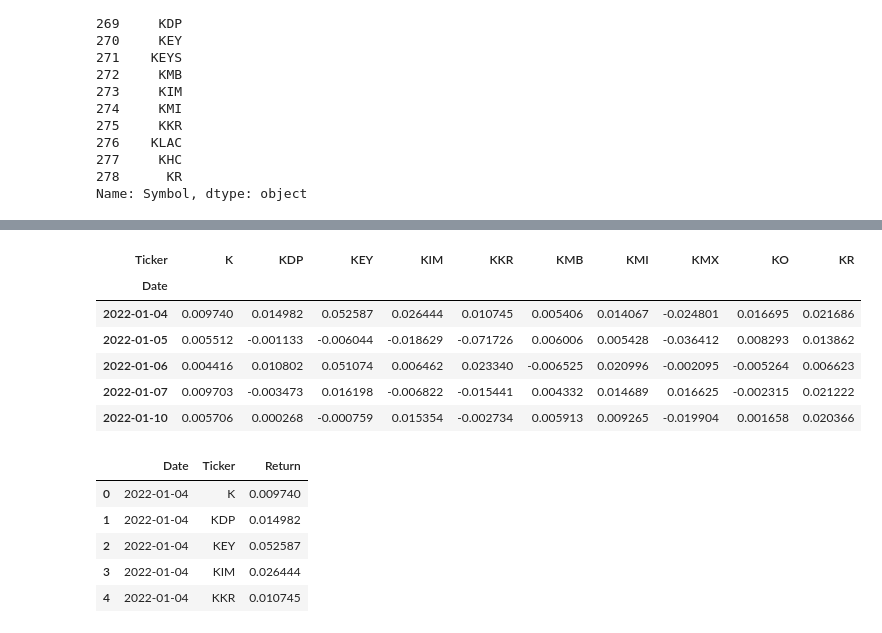
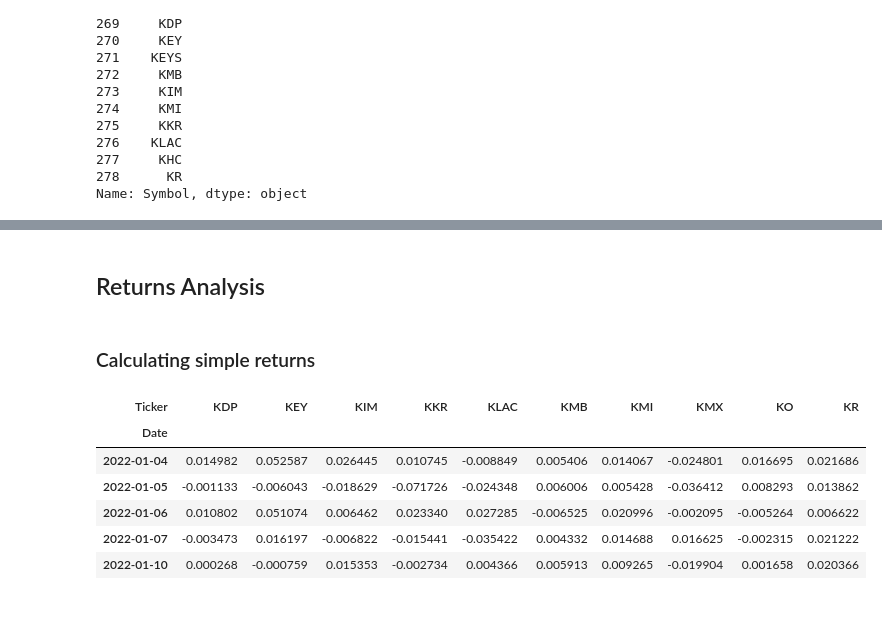
Before and after one commit to JKural/risk-and-performance-measurement-project, a Jupyter notebook: project.ipynb, the cells around one changed output, grey strips where cells are left out. Drawn from its saved outputs; the diff is of its cells as text; code cells hidden in the pictures.

```diff
--- a/project.ipynb
+++ b/project.ipynb
@@ -51,7 +66,7 @@ Name: Symbol, dtype: object
 # %%
-# the symbols have been randomized and then hard coded for consistency
+# The symbols have been randomized and then hard coded for reproducibility
 #selected_symbols = rng.choice(potential_symbols, size=10, replace=False)
-selected_symbols = ['KDP', 'KKR', 'KIM', 'K', 'KMI', 'KMX', 'KO', 'KEY', 'KR', 'KMB']
-selected_symbols = np.array(selected_symbols)
+selected_symbols = ['KDP', 'KKR', 'KIM', 'KLAC', 'KMI', 'KMX', 'KO', 'KEY', 'KR', 'KMB']
+selected_symbols = pd.Series(selected_symbols, name='Symbol')
 selected_symbols
 # %% [output]
@@ -90,25 +144,15 @@ close_prices.head()
+# %% [markdown]
+## Returns Analysis
+# %% [markdown]
+### Calculating simple returns
 # %%
-# calculate simple returns
-returns = utils.simple_returns_dataframe(close_prices)
+returns = utils.simple_returns(close_prices)
 returns.head()
 # %% [output]
-| Ticker | K | KDP | KEY | KIM | KKR | KMB | KMI | KMX | KO | KR |
+| Ticker | KDP | KEY | KIM | KKR | KLAC | KMB | KMI | KMX | KO | KR |
 | Date |  |  |  |  |  |  |  |  |  |  |
-| 2022-01-04 | 0.009740 | 0.014982 | 0.052587 | 0.026444 | 0.010745 | 0.005406 | 0.014067 | -0.024801 | 0.016695 | 0.021686 |
-| 2022-01-05 | 0.005512 | -0.001133 | -0.006044 | -0.018629 | -0.071726 | 0.006006 | 0.005428 | -0.036412 | 0.008293 | 0.013862 |
-| 2022-01-06 | 0.004416 | 0.010802 | 0.051074 | 0.006462 | 0.023340 | -0.006525 | 0.020996 | -0.002095 | -0.005264 | 0.006623 |
-| 2022-01-07 | 0.009703 | -0.003473 | 0.016198 | -0.006822 | -0.015441 | 0.004332 | 0.014689 | 0.016625 | -0.002315 | 0.021222 |
-| 2022-01-10 | 0.005706 | 0.000268 | -0.000759 | 0.015354 | -0.002734 | 0.005913 | 0.009265 | -0.019904 | 0.001658 | 0.020366 |
+| 2022-01-04 | 0.014982 | 0.052587 | 0.026445 | 0.010745 | -0.008849 | 0.005406 | 0.014067 | -0.024801 | 0.016695 | 0.021686 |
+| 2022-01-05 | -0.001133 | -0.006043 | -0.018629 | -0.071726 | -0.024348 | 0.006006 | 0.005428 | -0.036412 | 0.008293 | 0.013862 |
+| 2022-01-06 | 0.010802 | 0.051074 | 0.006462 | 0.023340 | 0.027285 | -0.006525 | 0.020996 | -0.002095 | -0.005264 | 0.006622 |
+| 2022-01-07 | -0.003473 | 0.016197 | -0.006822 | -0.015441 | -0.035422 | 0.004332 | 0.014688 | 0.016625 | -0.002315 | 0.021222 |
+| 2022-01-10 | 0.000268 | -0.000759 | 0.015353 | -0.002734 | 0.004366 | 0.005913 | 0.009265 | -0.019904 | 0.001658 | 0.020366 |
-# %%
-# in order work with seaborn FacetGrid plotting we need to turn the returns
-# into a long form dataframe, that is each row represents a different observation
-# and each column a separate variable (in our dase those are 'Date', 'Ticker' and 'Return')
-returns_long_form = returns.stack().reset_index().rename(columns={0: "Return"})
-returns_long_form.head()
-# %% [output]
-|  | Date | Ticker | Return |
-| 0 | 2022-01-04 | K | 0.009740 |
-| 1 | 2022-01-04 | KDP | 0.014982 |
-| 2 | 2022-01-04 | KEY | 0.052587 |
-| 3 | 2022-01-04 | KIM | 0.026444 |
-| 4 | 2022-01-04 | KKR | 0.010745 |
```
Also changed, not shown: parts of 77 cells of this notebook, 29 other files.
